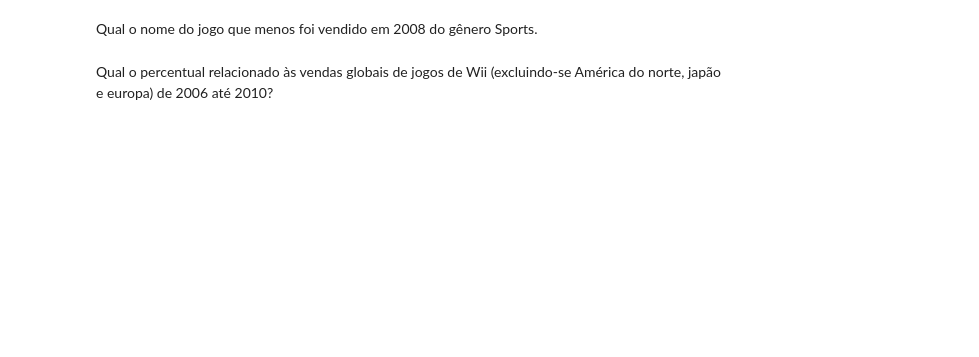
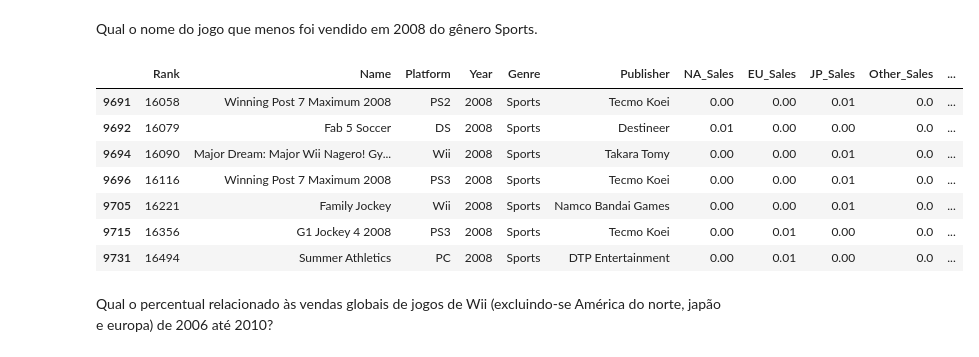
Before and after one commit to AndressaMattos/Engenharia_Dados_Growdev, a Jupyter notebook: Atividade_plot_e_manipulação_dados_Pandas_Semana_01.ipynb, the cells around one changed output. Cells and saved outputs as stored; diff of their text form; code cells hidden in the pictures; blank space fills up the shorter version.

```diff
--- a/Atividade_plot_e_manipulação_dados_Pandas_Semana_01.ipynb
+++ b/Atividade_plot_e_manipulação_dados_Pandas_Semana_01.ipynb
@@ -37,4 +148,20 @@ Qual foi a empresa que mais vendeu de 2005 até 2016 - Construa um gráfico de b
 # %% [markdown]
 Qual o nome do jogo que menos foi vendido em 2008 do gênero Sports.
+# %%
+#df_jogos.loc[df_jogos.Genre == 'Sports']
+#df_jogos.loc[df_jogos.Year == 2010]
+
+aux = df_jogos.loc[(df_jogos.Genre == 'Sports') & ( df_jogos.Year == 2008)]['Global_Sales'].min()
+
+df_jogos.loc[(df_jogos.Genre == 'Sports') & ( df_jogos.Year == 2008) & (df_jogos['Global_Sales'] == aux)]
+# %% [output]
+|  | Rank | Name | Platform | Year | Genre | Publisher | NA_Sales | EU_Sales | JP_Sales | Other_Sales | ... |
+| 9691 | 16058 | Winning Post 7 Maximum 2008 | PS2 | 2008 | Sports | Tecmo Koei | 0.00 | 0.00 | 0.01 | 0.0 | ... |
+| 9692 | 16079 | Fab 5 Soccer | DS | 2008 | Sports | Destineer | 0.01 | 0.00 | 0.00 | 0.0 | ... |
+| 9694 | 16090 | Major Dream: Major Wii Nagero! Gy... | Wii | 2008 | Sports | Takara Tomy | 0.00 | 0.00 | 0.01 | 0.0 | ... |
+| 9696 | 16116 | Winning Post 7 Maximum 2008 | PS3 | 2008 | Sports | Tecmo Koei | 0.00 | 0.00 | 0.01 | 0.0 | ... |
+| 9705 | 16221 | Family Jockey | Wii | 2008 | Sports | Namco Bandai Games | 0.00 | 0.00 | 0.01 | 0.0 | ... |
+| 9715 | 16356 | G1 Jockey 4 2008 | PS3 | 2008 | Sports | Tecmo Koei | 0.00 | 0.01 | 0.00 | 0.0 | ... |
+| 9731 | 16494 | Summer Athletics | PC | 2008 | Sports | DTP Entertainment | 0.00 | 0.01 | 0.00 | 0.0 | ... |
 # %% [markdown]
 Qual o percentual relacionado às vendas globais de jogos de Wii (excluindo-se América do norte, japão e europa) de 2006 até 2010?
```
Also changed, not shown: parts of 10 cells of this notebook.
